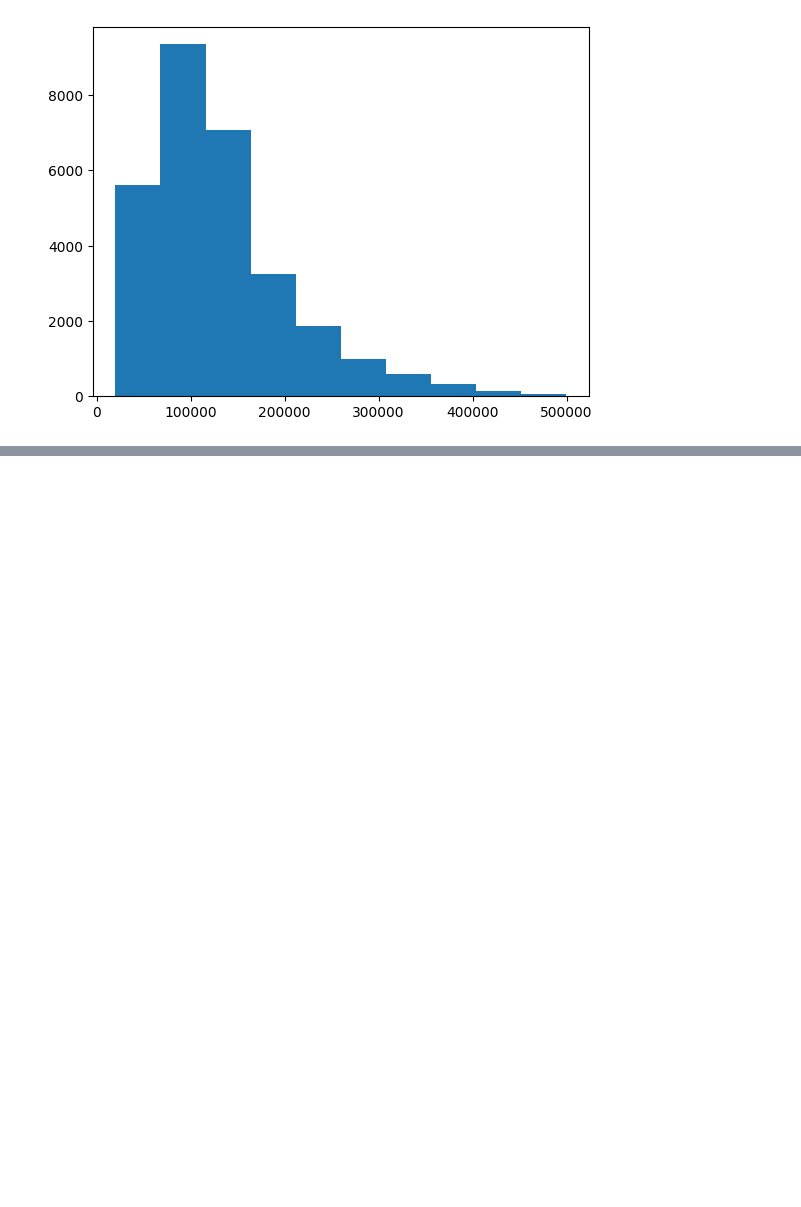
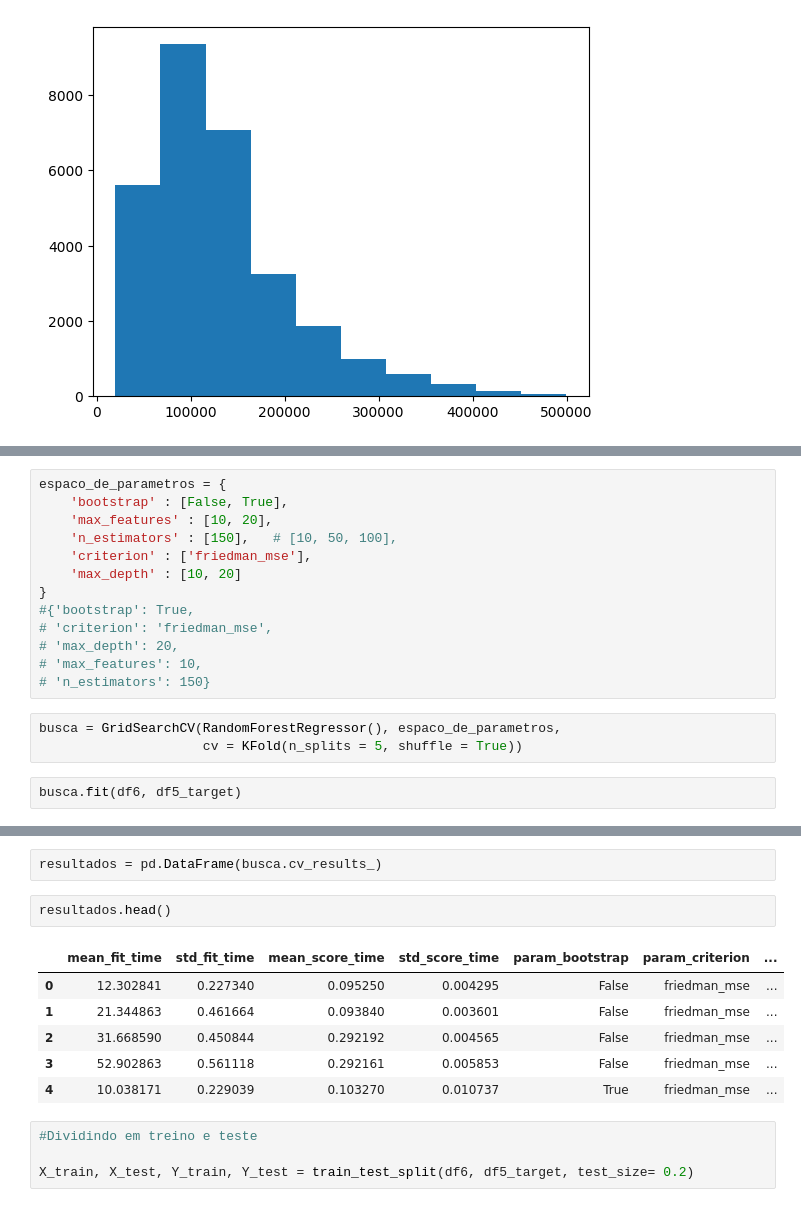
Before and after one commit to AndersonBarross/test_light_house, a Jupyter notebook: LH_CD_ANDERSON_BARROS.ipynb, the cells around one changed output, grey strips where cells are left out. Drawn from its saved outputs; the diff is of its cells as text; blank space fills up the shorter version.

```diff
--- a/LH_CD_ANDERSON_BARROS.ipynb
+++ b/LH_CD_ANDERSON_BARROS.ipynb
@@ -399,0 +331,18 @@ model2.score(X_test, Y_test )     # avaliando o modelo
+# %%
+espaco_de_parametros = {
+    'bootstrap' : [False, True],
+    'max_features' : [10, 20],
+    'n_estimators' : [150],   # [10, 50, 100],
+    'criterion' : ['friedman_mse'],
+    'max_depth' : [10, 20]
+}
+#{'bootstrap': True,
+# 'criterion': 'friedman_mse',
+# 'max_depth': 20,
+# 'max_features': 10,
+# 'n_estimators': 150}
+# %%
+busca = GridSearchCV(RandomForestRegressor(), espaco_de_parametros,
+                     cv = KFold(n_splits = 5, shuffle = True))
+# %%
+busca.fit(df6, df5_target)
@@ -399,0 +363,15 @@ model2.score(X_test, Y_test )     # avaliando o modelo
+# %%
+resultados = pd.DataFrame(busca.cv_results_)
+# %%
+resultados.head()
+# %% [output]
+|  | mean_fit_time | std_fit_time | mean_score_time | std_score_time | param_bootstrap | param_criterion | ... |
+| 0 | 12.302841 | 0.227340 | 0.095250 | 0.004295 | False | friedman_mse | ... |
+| 1 | 21.344863 | 0.461664 | 0.093840 | 0.003601 | False | friedman_mse | ... |
+| 2 | 31.668590 | 0.450844 | 0.292192 | 0.004565 | False | friedman_mse | ... |
+| 3 | 52.902863 | 0.561118 | 0.292161 | 0.005853 | False | friedman_mse | ... |
+| 4 | 10.038171 | 0.229039 | 0.103270 | 0.010737 | True | friedman_mse | ... |
+# %%
+#Dividindo em treino e teste
+
+X_train, X_test, Y_train, Y_test = train_test_split(df6, df5_target, test_size= 0.2)
```
Also changed, not shown: parts of 63 cells of this notebook, 1 other file.
